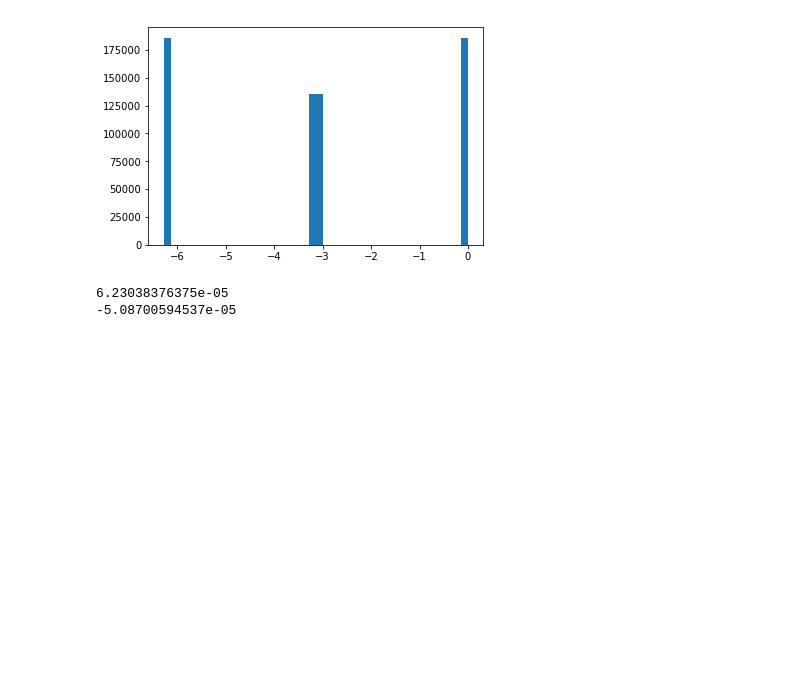
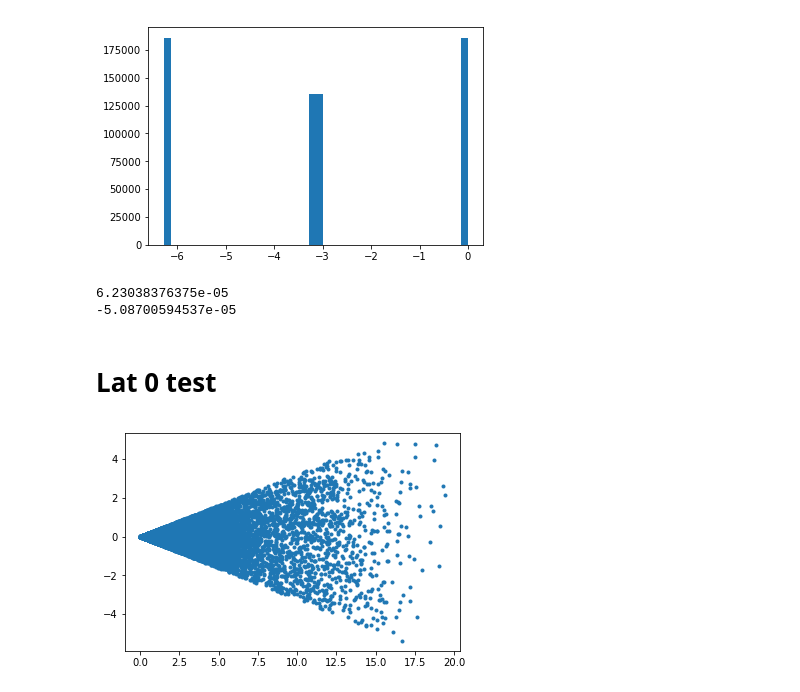
Before and after one commit to bluefatima/PandaRepo, a Jupyter notebook: galaxiaTest.ipynb, the cells around one changed output. Saved outputs shown, nothing was run; the diff lists cells and outputs as text; code cells hidden in the pictures; blank space fills up the shorter version.

```diff
--- a/galaxiaTest.ipynb
+++ b/galaxiaTest.ipynb
@@ -269,3 +272,16 @@ print(min(radcoords))
 # %% [output]
 6.23038376375e-05
 -5.08700594537e-05
+# %% [markdown]
+# Lat 0 test
+# %%
+#load cartesian coordinates from galaxia, galaxy1.ebf. parameters came from default file
+xcoordlat0 = np.loadtxt("galaxialat0_px") #kpc, heliocentric
+ycoordlat0 = np.loadtxt("galaxialat0_py") #kpc, heliocentric
+zcoordlat0 = np.loadtxt("galaxialat0_pz") #kpc, heliocentric
+# %%
+#slice of the x-y plane
+plt.plot(xcoordlat0,ycoordlat0,'.')
+plt.show()
+# %% [output]
+[figure, added]
```
Also changed, not shown: parts of 9 cells of this notebook, 2 other files.
